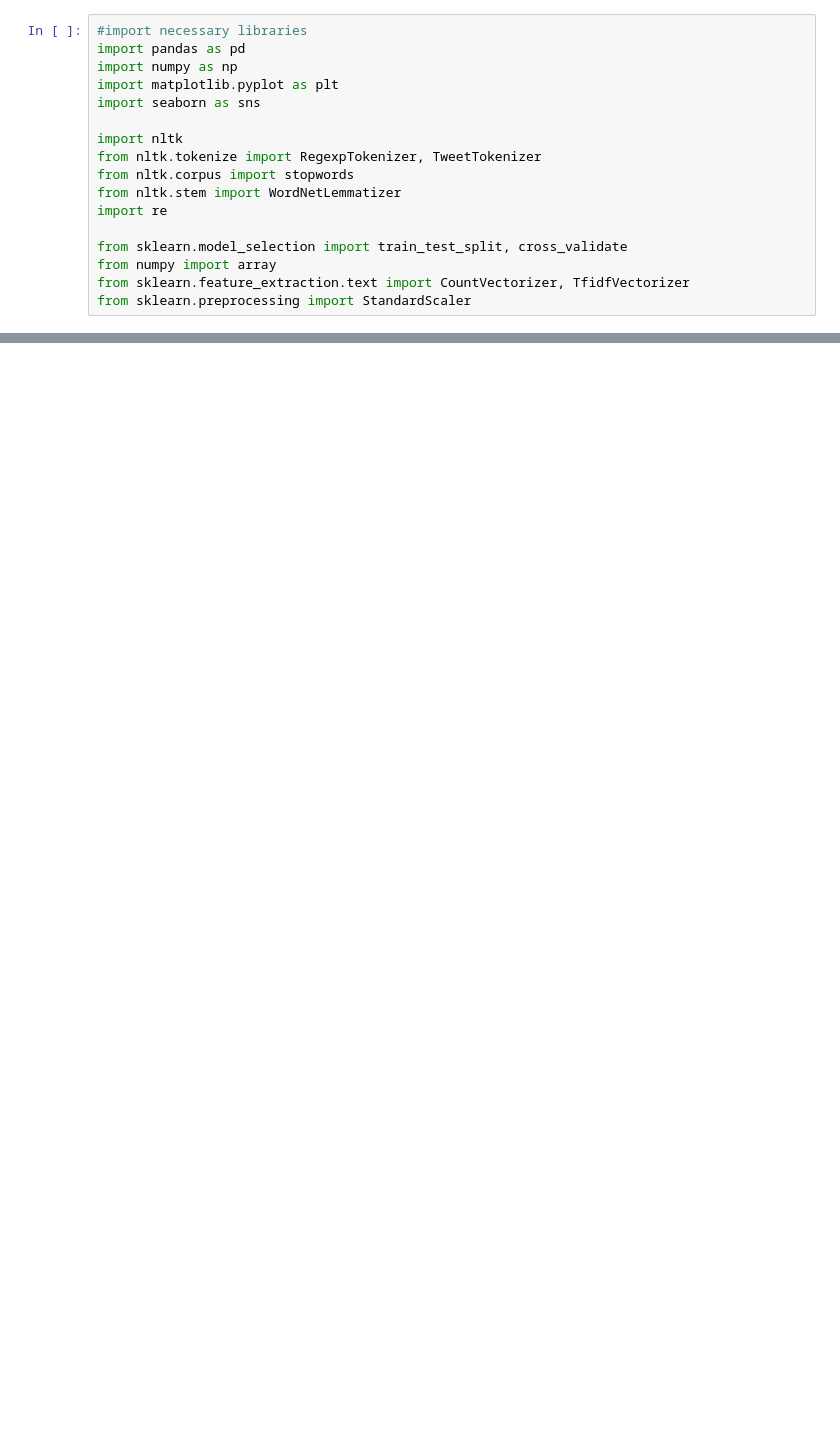
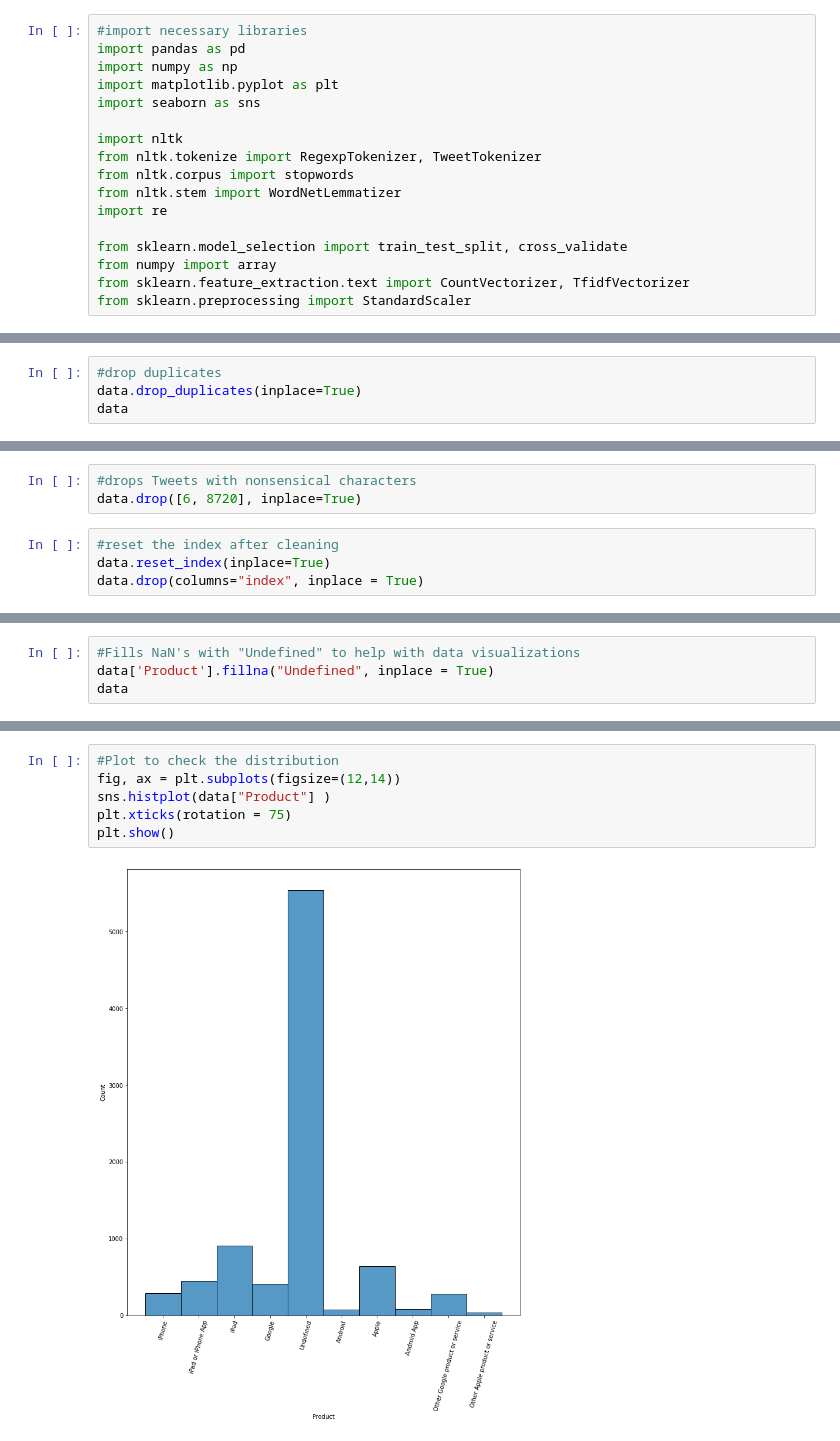
Before and after one commit to danieloselu3/Twitter-Sentiment-Analysis, a Jupyter notebook: Tweets_sentiment_analysis.ipynb, the cells around one changed output, grey strips where cells are left out. Cells and saved outputs as stored; diff of their text form; blank space fills up the shorter version.

```diff
--- a/Tweets_sentiment_analysis.ipynb
+++ b/Tweets_sentiment_analysis.ipynb
@@ -33,0 +163,4 @@ from sklearn.preprocessing import StandardScaler
+# %%
+#drop duplicates
+data.drop_duplicates(inplace=True)
+data
@@ -33,0 +183,7 @@ from sklearn.preprocessing import StandardScaler
+# %%
+#drops Tweets with nonsensical characters
+data.drop([6, 8720], inplace=True)
+# %%
+#reset the index after cleaning
+data.reset_index(inplace=True)
+data.drop(columns="index", inplace = True)
@@ -33,0 +198,4 @@ from sklearn.preprocessing import StandardScaler
+# %%
+#Fills NaN's with "Undefined" to help with data visualizations
+data['Product'].fillna("Undefined", inplace = True)
+data
@@ -33,0 +216,8 @@ from sklearn.preprocessing import StandardScaler
+# %%
+#Plot to check the distribution
+fig, ax = plt.subplots(figsize=(12,14))
+sns.histplot(data["Product"] )
+plt.xticks(rotation = 75)
+plt.show()
+# %% [output]
+[figure, added]
```
Also changed, not shown: parts of 69 cells of this notebook.
